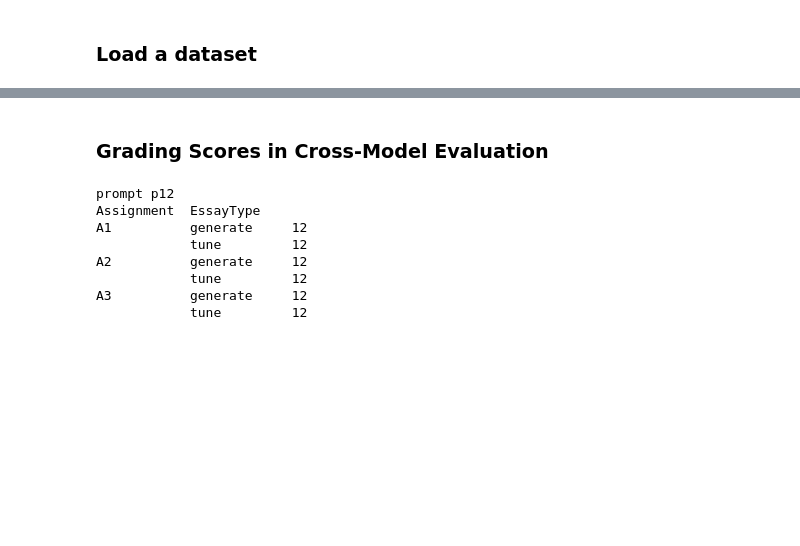
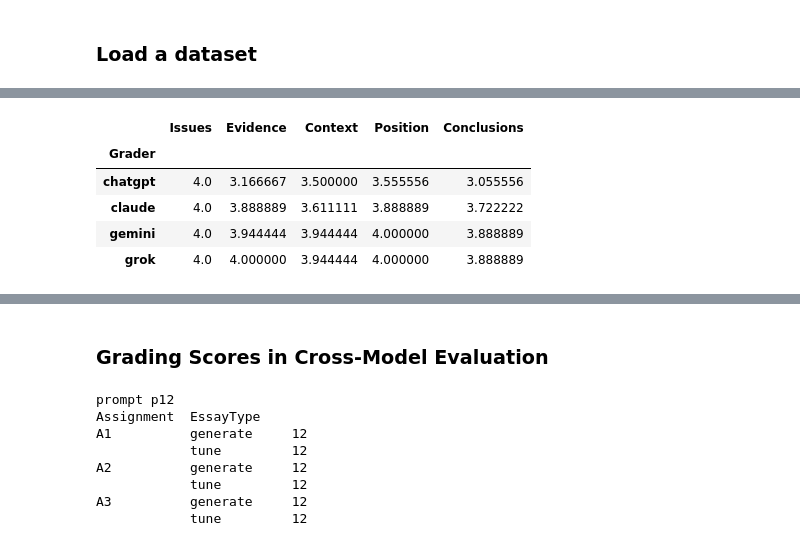
Before and after one commit to raminguyen/ai-assessment, a Jupyter notebook: src/visualize_scores_p12.ipynb, the cells around one changed output, grey strips where cells are left out. Cells and saved outputs as stored; diff of their text form; code cells hidden in the pictures; blank space fills up the shorter version.

```diff
--- a/src/visualize_scores_p12.ipynb
+++ b/src/visualize_scores_p12.ipynb
@@ -22,3 +24,16 @@ p12_dataset.head(10)
 | 869 | p12 | A1 | generate | gemini | claude | 4.0 | 4.0 | 3.0 | 4.0 | 4.0 | ... |
 | 870 | p12 | A1 | generate | gemini | grok | 4.0 | 4.0 | 4.0 | 4.0 | 4.0 | ... |
 | 871 | p12 | A1 | generate | grok | chatgpt | 4.0 | 3.0 | 3.0 | 3.0 | 3.0 | ... |
+# %%
+dimensions = ['Issues', 'Evidence', 'Context', 'Position', 'Conclusions']
+
+heatmap_data = p12_dataset.groupby('Grader')[dimensions].mean()
+
+heatmap_data
+# %% [output]
+|  | Issues | Evidence | Context | Position | Conclusions |
+| Grader |  |  |  |  |  |
+| chatgpt | 4.0 | 3.166667 | 3.500000 | 3.555556 | 3.055556 |
+| claude | 4.0 | 3.888889 | 3.611111 | 3.888889 | 3.722222 |
+| gemini | 4.0 | 3.944444 | 3.944444 | 4.000000 | 3.888889 |
+| grok | 4.0 | 4.000000 | 3.944444 | 4.000000 | 3.888889 |
```
Also changed, not shown: parts of 2 cells of this notebook.
